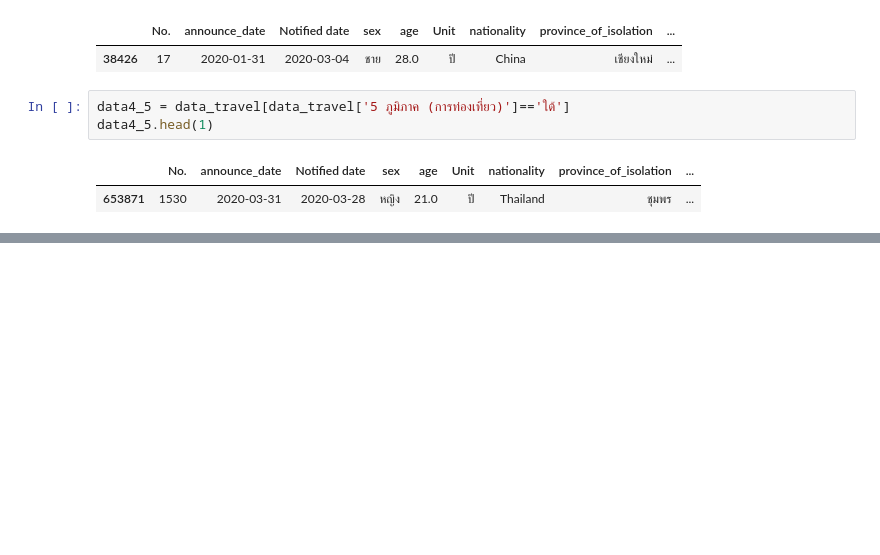
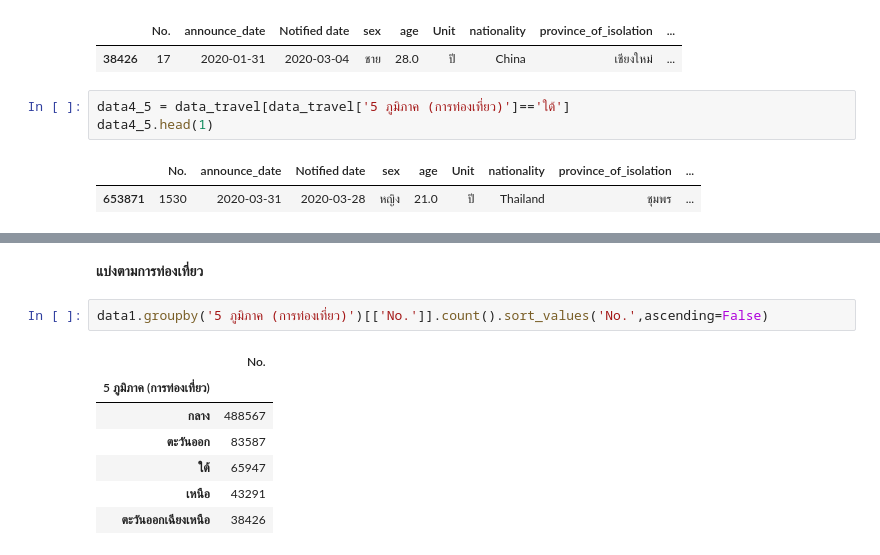
Before and after one commit to Athitiya00/data_viz_2022, a Jupyter notebook: BasicPython&DataViz_midterm2022.ipynb, the cells around one changed output, grey strips where cells are left out. Drawn from its saved outputs; the diff is of its cells as text; blank space fills up the shorter version.

```diff
--- a/BasicPython&DataViz_midterm2022.ipynb
+++ b/BasicPython&DataViz_midterm2022.ipynb
@@ -541,0 +613,12 @@ data4_5.head(1)
+# %% [markdown]
+**แบ่งตามการท่องเที่ยว**
+# %%
+data1.groupby('5 ภูมิภาค (การท่องเที่ยว)')[['No.']].count().sort_values('No.',ascending=False)
+# %% [output]
+|  | No. |
+| 5 ภูมิภาค (การท่องเที่ยว) |  |
+| กลาง | 488567 |
+| ตะวันออก | 83587 |
+| ใต้ | 65947 |
+| เหนือ | 43291 |
+| ตะวันออกเฉียงเหนือ | 38426 |
```
Also changed, not shown: parts of 14 cells of this notebook.
